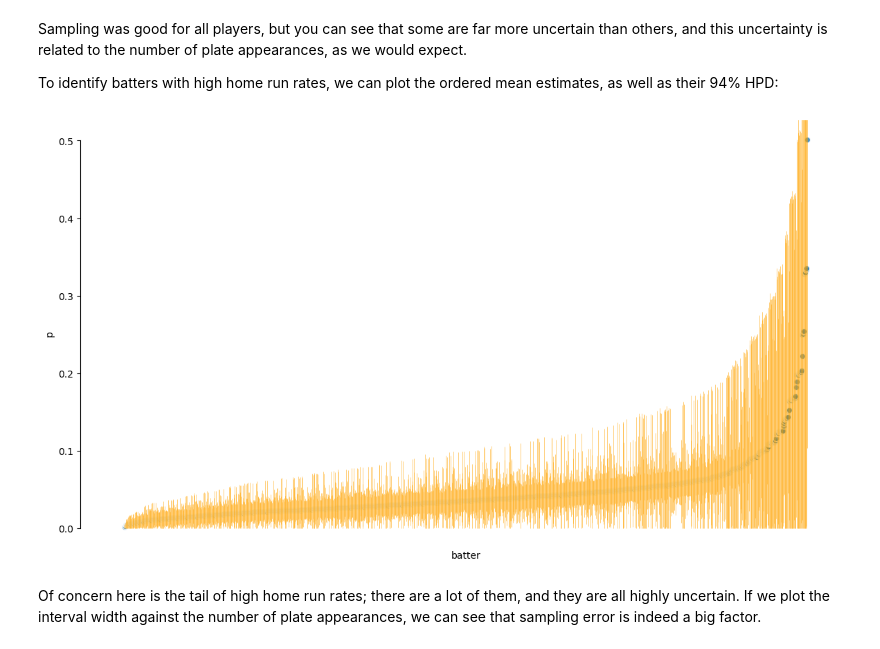
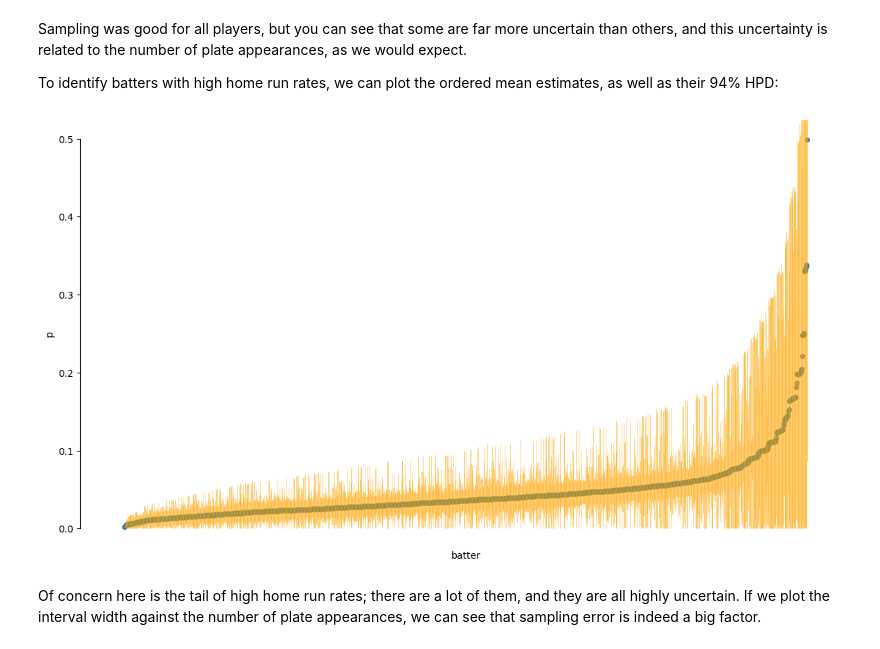
Before and after one commit to fonnesbeck/hierarchical_models_sports_analytics, a Jupyter notebook: Hierarchical_Models_Sports_Analytics.ipynb, the cells around one changed output. Saved outputs shown, nothing was run; the diff lists cells and outputs as text; code cells hidden in the pictures.

```diff
--- a/Hierarchical_Models_Sports_Analytics.ipynb
+++ b/Hierarchical_Models_Sports_Analytics.ipynb
@@ -242,23 +242,23 @@ uninformed_hdi = az.hdi(uninformed_prior_trace)
 # %%
 fig, ax = plt.subplots(figsize=(14, 8))
 
 uninformed_means_iter = uninformed_means.sortby("p")
 uninformed_hdi_iter = uninformed_hdi.sortby(uninformed_means_iter.p)
 ax.vlines(
     np.arange(fitting_subset.shape[0]),
     uninformed_hdi_iter.p.sel(hdi="lower"),
     uninformed_hdi_iter.p.sel(hdi="higher"),
     color="orange",
     alpha=0.6,
     linewidth=0.6
 )
-uninformed_means_iter.plot.scatter(x="batter", y="p", ax=ax, alpha=0.8)
+uninformed_means_iter.to_dataframe().reset_index().plot.scatter(x="batter", y="p", ax=ax, alpha=0.8)
 
 ax.set_xticklabels([])
 ax.set_xticks([])
 sns.despine(offset=10, trim=True, bottom=True);
 # %% [output]
-[figure, old version]
+[figure, new version]
 # %% [markdown]
 Of concern here is the tail of high home run rates; there are a lot of them, and they are all highly uncertain. If we plot the interval width against the number of plate appearances, we can see that sampling error is indeed a big factor.
 # %%
```
Also changed, not shown: parts of 7 cells of this notebook.
